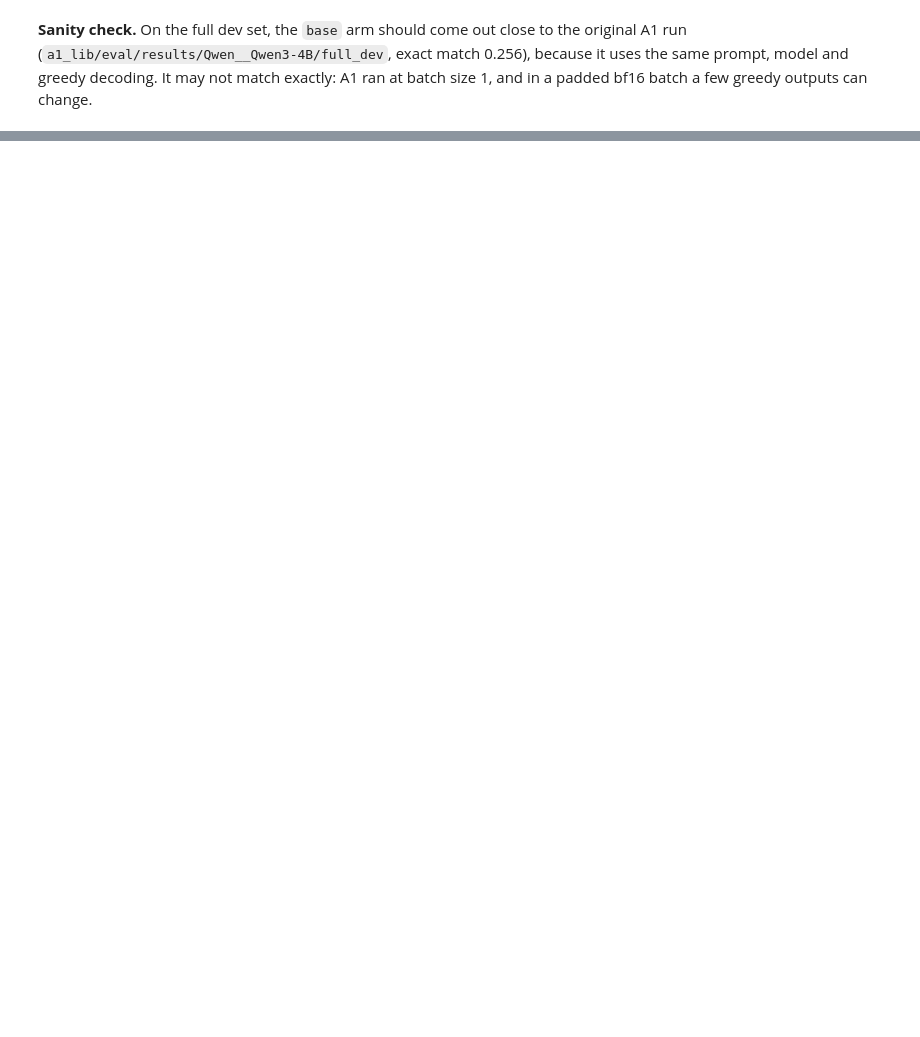
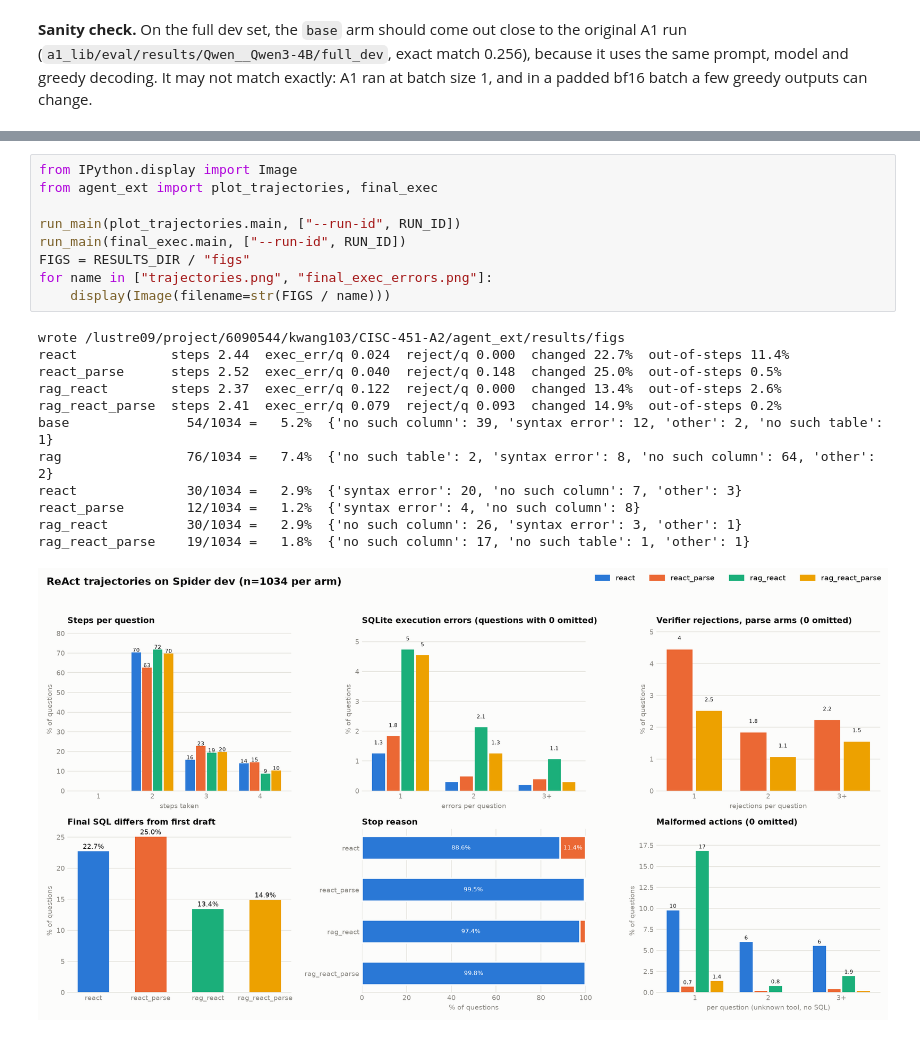
Before and after one commit to aiejvn/CISC-451-A2, a Jupyter notebook: RQ1_RQ2.ipynb, the cells around one changed output, grey strips where cells are left out. Saved outputs shown, nothing was run; the diff lists cells and outputs as text; blank space fills up the shorter version.

```diff
--- a/RQ1_RQ2.ipynb
+++ b/RQ1_RQ2.ipynb
@@ -130,0 +322,22 @@ for name, m in [("A1 full_dev", a1), (f"base/{RUN_ID}", base)]:
+# %%
+from IPython.display import Image
+from agent_ext import plot_trajectories, final_exec
+
+run_main(plot_trajectories.main, ["--run-id", RUN_ID])
+run_main(final_exec.main, ["--run-id", RUN_ID])
+FIGS = RESULTS_DIR / "figs"
+for name in ["trajectories.png", "final_exec_errors.png"]:
+    display(Image(filename=str(FIGS / name)))
+# %% [output]
+wrote /lustre09/project/6090544/kwang103/CISC-451-A2/agent_ext/results/figs
+react            steps 2.44  exec_err/q 0.024  reject/q 0.000  changed 22.7%  out-of-steps 11.4%
+react_parse      steps 2.52  exec_err/q 0.040  reject/q 0.148  changed 25.0%  out-of-steps 0.5%
+rag_react        steps 2.37  exec_err/q 0.122  reject/q 0.000  changed 13.4%  out-of-steps 2.6%
+rag_react_parse  steps 2.41  exec_err/q 0.079  reject/q 0.093  changed 14.9%  out-of-steps 0.2%
+base               54/1034 =   5.2%  {'no such column': 39, 'syntax error': 12, 'other': 2, 'no such table': 1}
+rag                76/1034 =   7.4%  {'no such table': 2, 'syntax error': 8, 'no such column': 64, 'other': 2}
+react              30/1034 =   2.9%  {'syntax error': 20, 'no such column': 7, 'other': 3}
+react_parse        12/1034 =   1.2%  {'syntax error': 4, 'no such column': 8}
+rag_react          30/1034 =   2.9%  {'no such column': 26, 'syntax error': 3, 'other': 1}
+rag_react_parse    19/1034 =   1.8%  {'no such column': 17, 'no such table': 1, 'other': 1}
+[figure, added]
```
Also changed, not shown: parts of 21 cells of this notebook.
